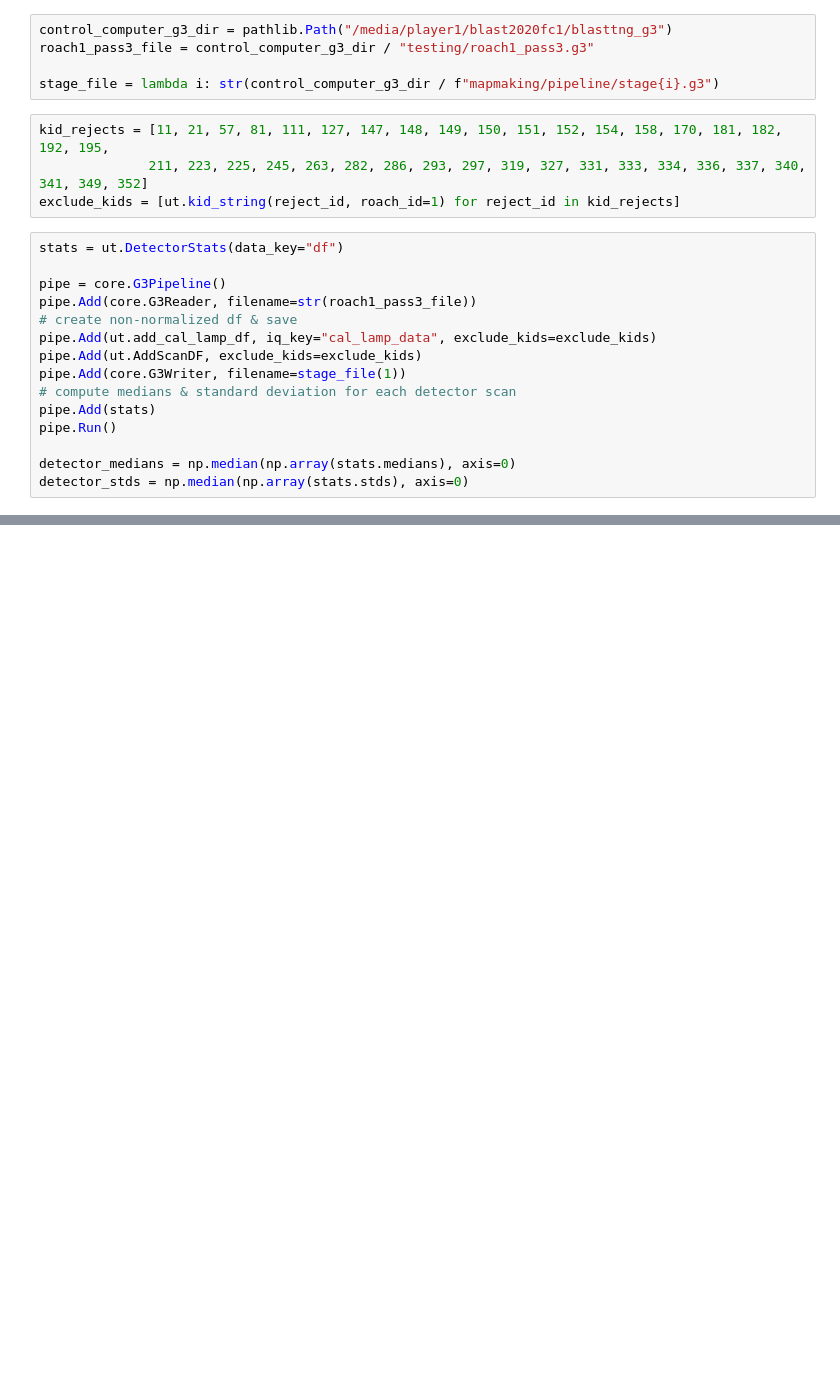
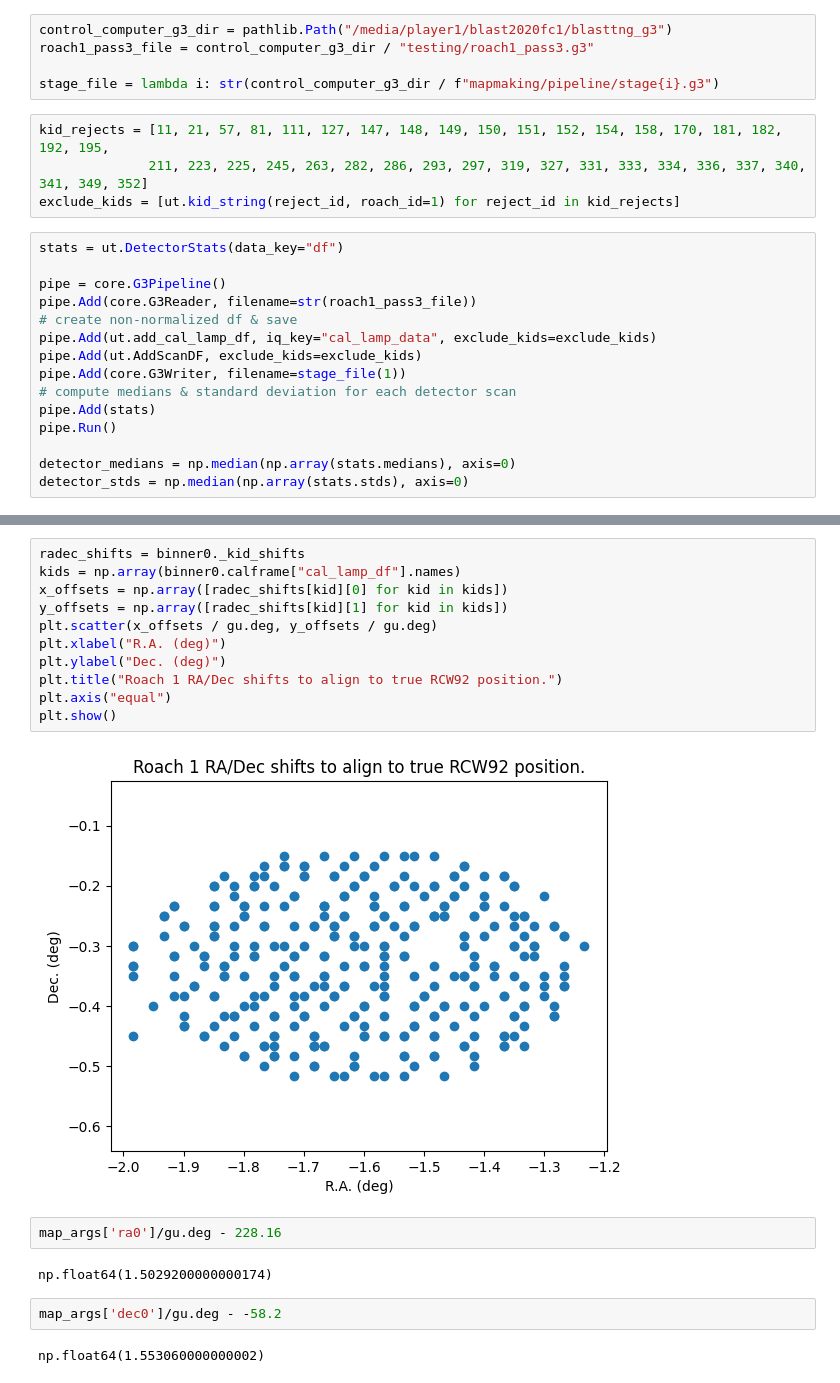
Before and after one commit to jonahjlee/blasttng-to-g3, a Jupyter notebook: notebooks/map_making_full.ipynb, the cells around one changed output, grey strips where cells are left out. Drawn from its saved outputs; the diff is of its cells as text; blank space fills up the shorter version.

```diff
--- a/notebooks/map_making_full.ipynb
+++ b/notebooks/map_making_full.ipynb
@@ -52,0 +191,21 @@ AssertionError: must set source_coords!
+# %%
+radec_shifts = binner0._kid_shifts
+kids = np.array(binner0.calframe["cal_lamp_df"].names)
+x_offsets = np.array([radec_shifts[kid][0] for kid in kids])
+y_offsets = np.array([radec_shifts[kid][1] for kid in kids])
+plt.scatter(x_offsets / gu.deg, y_offsets / gu.deg)
+plt.xlabel("R.A. (deg)")
+plt.ylabel("Dec. (deg)")
+plt.title("Roach 1 RA/Dec shifts to align to true RCW92 position.")
+plt.axis("equal")
+plt.show()
+# %% [output]
+[figure, added]
+# %%
+map_args['ra0']/gu.deg - 228.16
+# %% [output]
+np.float64(1.5029200000000174)
+# %%
+map_args['dec0']/gu.deg - -58.2
+# %% [output]
+np.float64(1.553060000000002)
```
Also changed, not shown: parts of 5 cells of this notebook, 1 other file.
